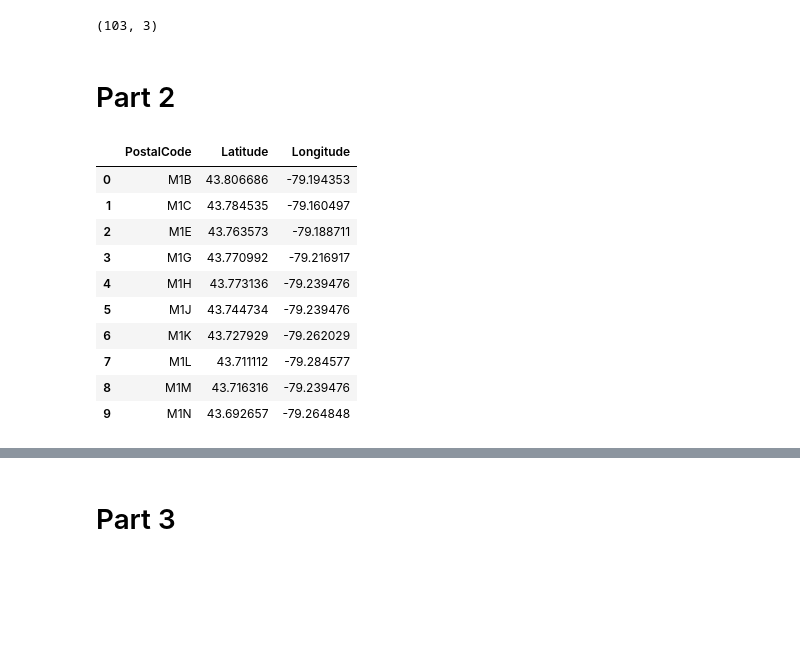
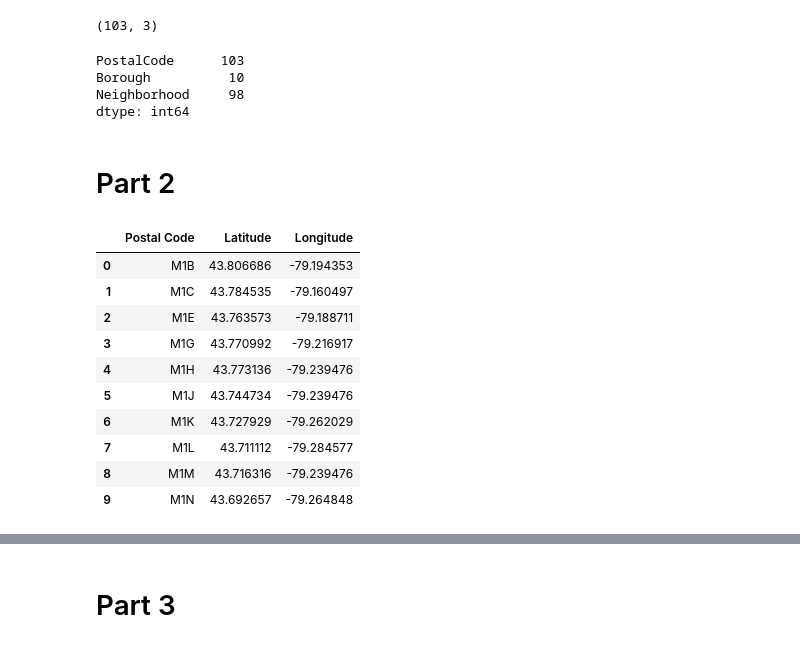
Before and after one commit to Serji0/Coursera_Capstone, a Jupyter notebook: Week3 assignment.ipynb, the cells around one changed output, grey strips where cells are left out. Cells and saved outputs as stored; diff of their text form; code cells hidden in the pictures; blank space fills up the shorter version.

```diff
--- a/Week3 assignment.ipynb
+++ b/Week3 assignment.ipynb
@@ -55,13 +55,21 @@ df.shape
 # %% [output]
 (103, 3)
+# %%
+neighborhood_df.nunique()
+# %% [output]
+PostalCode      103
+Borough          10
+Neighborhood     98
+dtype: int64
 # %% [markdown]
 # Part 2
 # %%
-geo_data = pd.read_csv('http://cocl.us/Geospatial_data')
-geo_data.rename(columns={'Postal Code': 'PostalCode'}, inplace=True)
-geo_data.head(10)
+#create dataframe with coordinates
+coordinates_df = pd.read_csv('http://cocl.us/Geospatial_data')
+# preview dataframe
+coordinates_df.head(10)
 # %% [output]
-|  | PostalCode | Latitude | Longitude |
+|  | Postal Code | Latitude | Longitude |
 | 0 | M1B | 43.806686 | -79.194353 |
 | 1 | M1C | 43.784535 | -79.160497 |
 | 2 | M1E | 43.763573 | -79.188711 |
```
Also changed, not shown: parts of 29 cells of this notebook.
